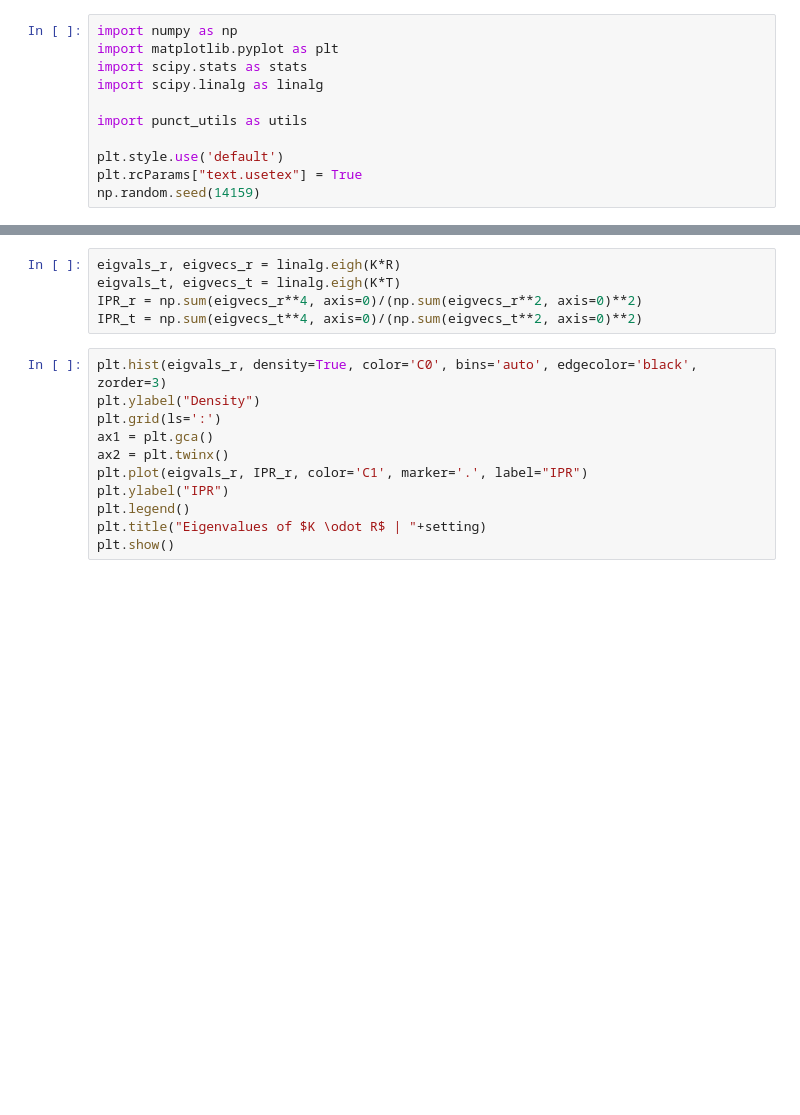
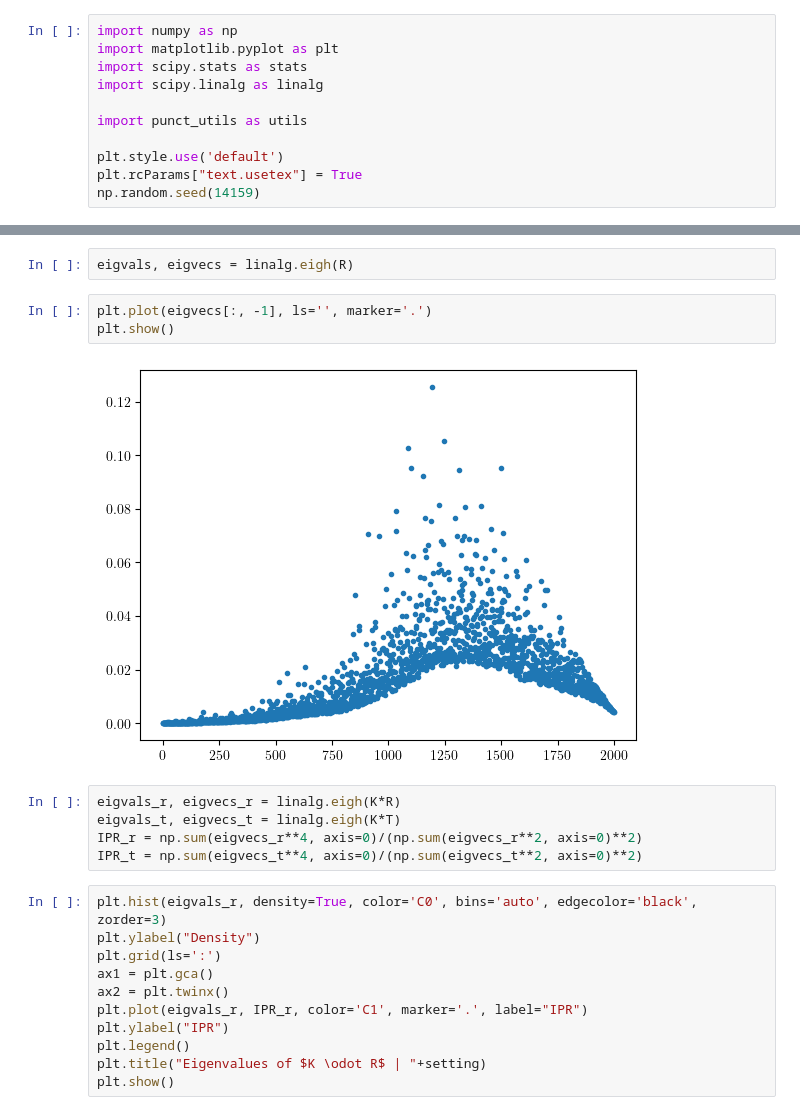
Before and after one commit to HugoLebeau/online_learning, a Jupyter notebook: Uniform removal.ipynb, the cells around one changed output, grey strips where cells are left out. Cells and saved outputs as stored; diff of their text form; blank space fills up the shorter version.

```diff
--- a/Uniform removal.ipynb
+++ b/Uniform removal.ipynb
@@ -77,3 +79,10 @@ plt.show()
+# %%
+eigvals, eigvecs = linalg.eigh(R)
+# %%
+plt.plot(eigvecs[:, -1], ls='', marker='.')
+plt.show()
+# %% [output]
+[figure, added]
 # %%
 eigvals_r, eigvecs_r = linalg.eigh(K*R)
 eigvals_t, eigvecs_t = linalg.eigh(K*T)
```
Also changed, not shown: parts of 7 cells of this notebook.
